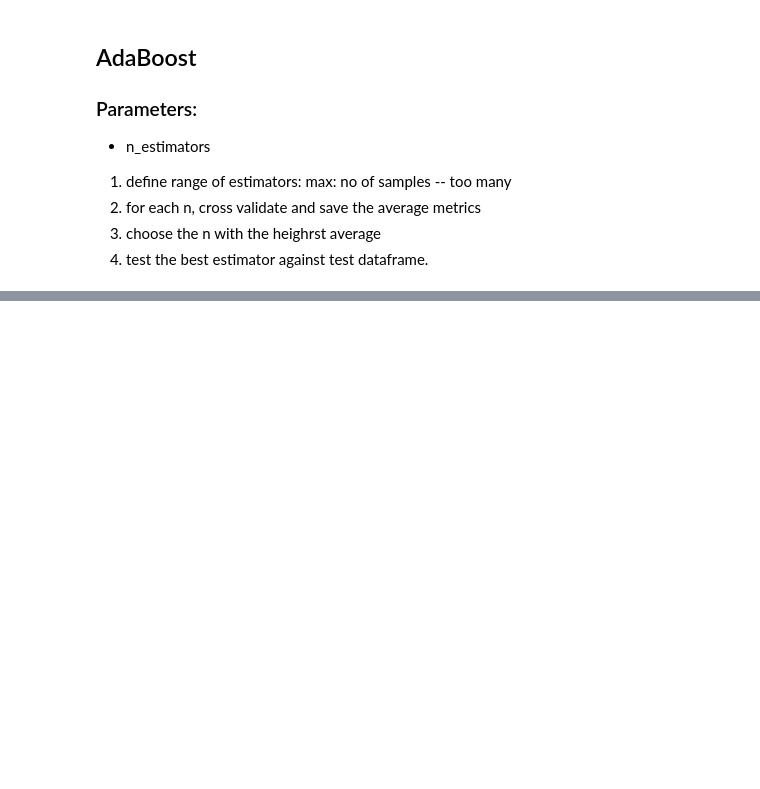
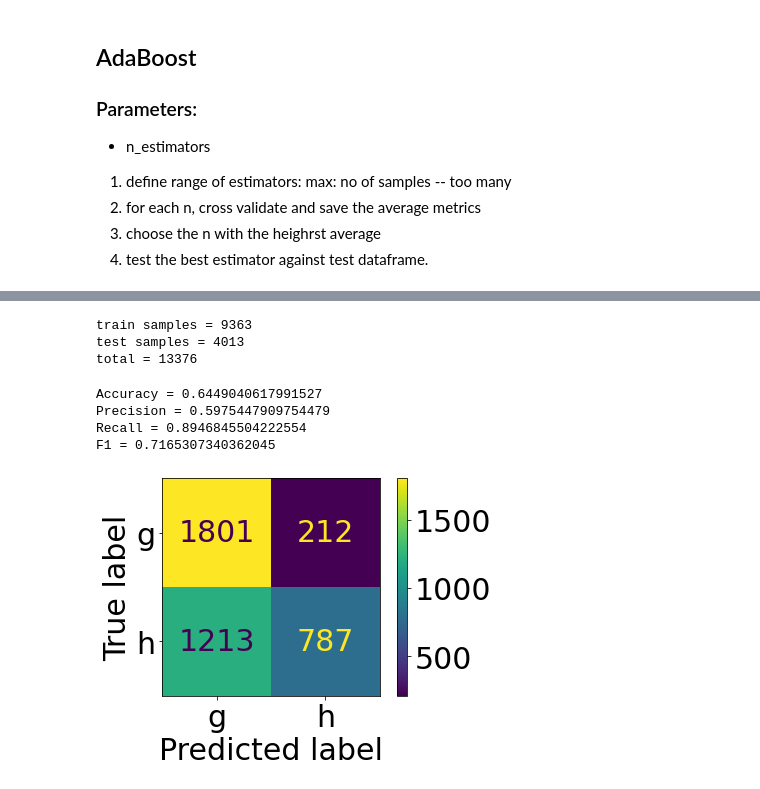
Before and after one commit to moharamfatema/data-classification-ml-python, a Jupyter notebook: classification.ipynb, the cells around one changed output, grey strips where cells are left out. Saved outputs shown, nothing was run; the diff lists cells and outputs as text; code cells hidden in the pictures; blank space fills up the shorter version.

```diff
--- a/classification.ipynb
+++ b/classification.ipynb
@@ -216,0 +312,16 @@ F1 = 0.8180702185121531
+# %%
+from sklearn.preprocessing import MinMaxScaler
+
+
+df_scaled = df.copy()
+
+new_idx = [t[1] for t in df_scaled.index]
+df_scaled = df_scaled.set_index(pd.Series(new_idx))
+all_y = df_scaled.pop("classified")
+
+scaler = MinMaxScaler()
+df_scaled = pd.DataFrame(scaler.fit_transform(df_scaled,all_y) )
+df_scaled.columns = df.columns.delete(-1)
+df_scaled.insert(len(df_scaled.columns),"classified",all_y.values)
+
+print(df_scaled.describe())
@@ -216,0 +348,35 @@ F1 = 0.8180702185121531
+# %%
+test_scaled = df_scaled.sample(frac=0.3)
+train_scaled = df_scaled.copy().drop(test_scaled.index)
+
+print('train samples =', train_scaled.shape[0],
+      '\ntest samples =', test_scaled.shape[0],
+      '\ntotal =', train_scaled.shape[0] + test_scaled.shape[0])
+
+x_test_scaled = test_scaled.copy()
+y_test_scaled = x_test_scaled.pop("classified")
+
+
+x_train_scaled = train_scaled.copy()
+y_train_scaled = x_train_scaled.pop("classified")
+# %% [output]
+train samples = 9363
+test samples = 4013
+total = 13376
+# %%
+# NAive bayes with scaled data
+# no of samples = 13376 samples
+
+naive_bayes_scaled = GaussianNB()
+naive_bayes_scaled.fit(x_train_scaled,y_train_scaled)
+
+# TODO: execute only after tuning n_neighbours
+
+y_pred_nb_scaled = naive_bayes_scaled.predict(x_test_scaled)
+disp_scores(y_test_scaled,y_pred_nb_scaled)
+# %% [output]
+Accuracy = 0.6449040617991527
+Precision = 0.5975447909754479
+Recall = 0.8946845504222554
+F1 = 0.7165307340362045
+[figure, added]
```
Also changed, not shown: parts of 21 cells of this notebook.
